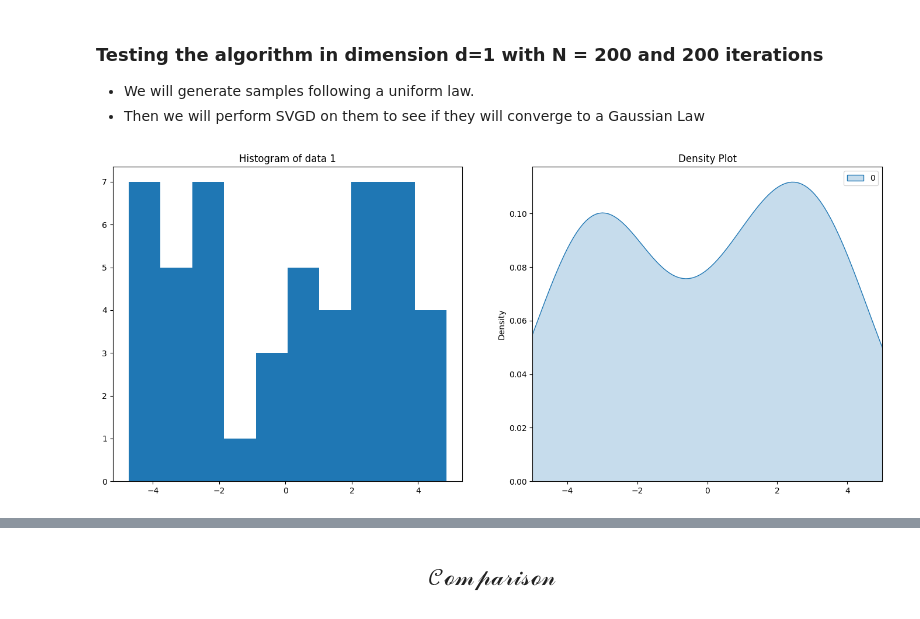
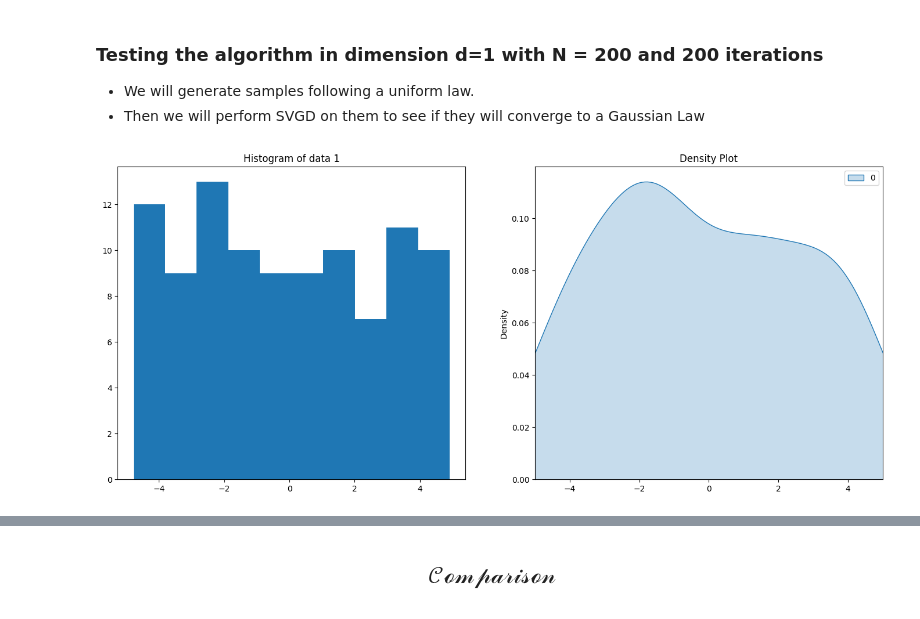
Before and after one commit to elfirdoussilab1/SVGD, a Jupyter notebook: Sampling_methods.ipynb, the cells around one changed output, grey strips where cells are left out. Cells and saved outputs as stored; diff of their text form; code cells hidden in the pictures.

```diff
--- a/Sampling_methods.ipynb
+++ b/Sampling_methods.ipynb
@@ -95,21 +95,21 @@ If we denote by $T$ the total number of iterations of the algorithm and by $N$ t
 - Then we will perform SVGD on them to see if they will converge to a Gaussian Law
 # %%
 # Simulation of uniform density in [-5, 5]
-X = gen_unif(50, 1, -5, 5)
+X = gen_unif(100, 1, -5, 5)
 
 # Plotting data
 fig, axs = plt.subplots(nrows=1, ncols=2, figsize=(17, 7))
 
 # Plot the histogram of data
 axs[0].hist(X)
 axs[0].set_title('Histogram of data 1')
 
 # Plot the third scatter plot in the right subplot
 sns.kdeplot(data=X, fill=True, ax=axs[1], bw_method='silverman')
 axs[1].set_xlim((-5, 5))
 axs[1].set_title('Density Plot')
 
 # Show the plot
 plt.show()
 # %% [output]
-[figure, old version]
+[figure, new version]
```
Also changed, not shown: parts of 9 cells of this notebook, 3 other files.
